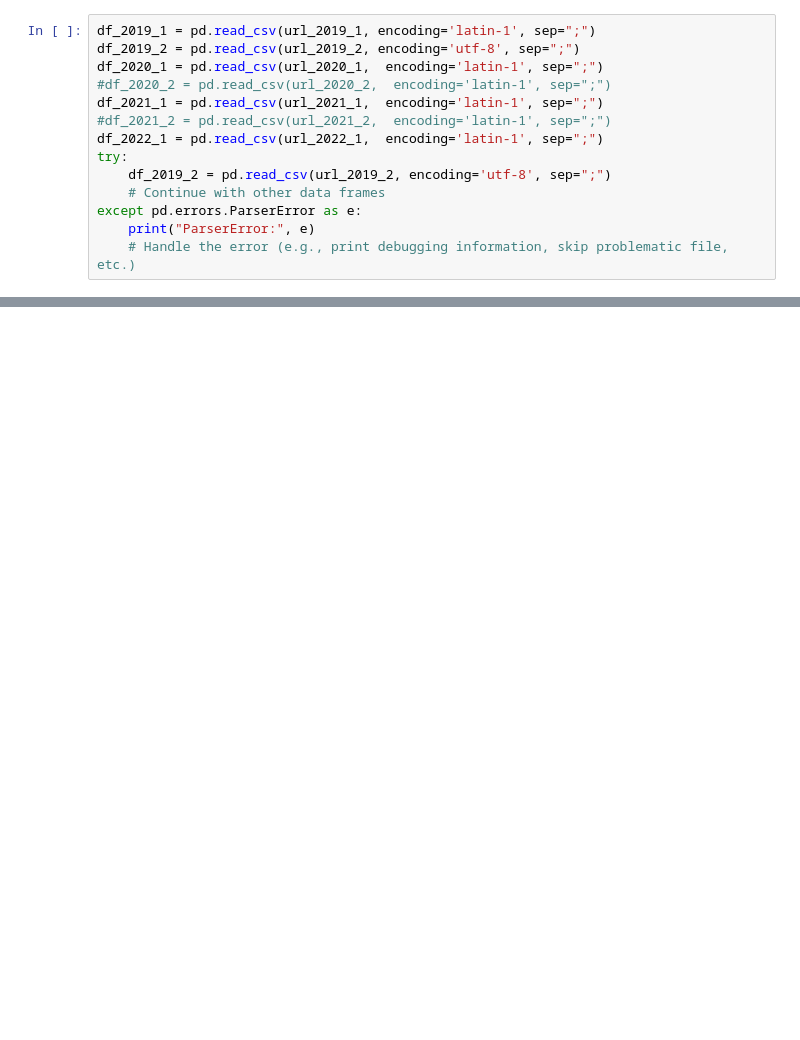
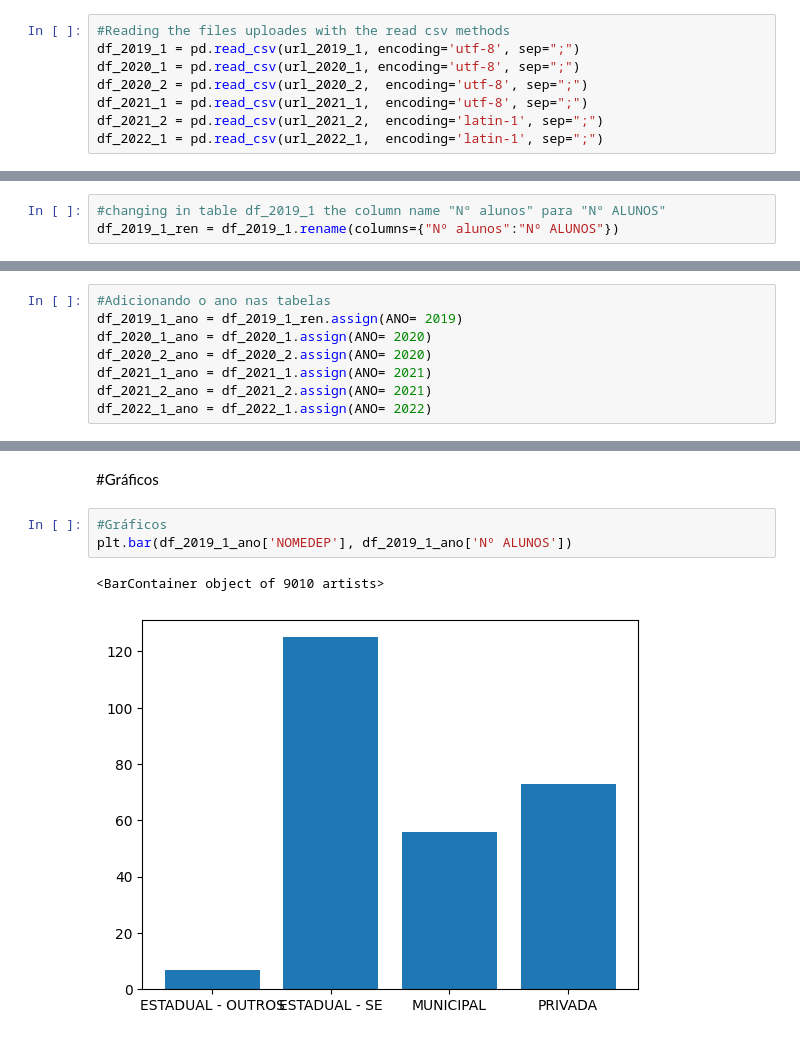
Before and after one commit to juan-jm90/Analise_grupo_de_estudos, a Jupyter notebook: Analise_grupo_de_estudos.ipynb, the cells around one changed output, grey strips where cells are left out. Cells and saved outputs as stored; diff of their text form; blank space fills up the shorter version.

```diff
--- a/Analise_grupo_de_estudos.ipynb
+++ b/Analise_grupo_de_estudos.ipynb
@@ -21,14 +36,8 @@ url_2021_2 = 'https://github.com/juan-jm90/Analise_grupo_de_estudos/blob/main/VW
 # %%
-df_2019_1 = pd.read_csv(url_2019_1, encoding='latin-1', sep=";")
-df_2019_2 = pd.read_csv(url_2019_2, encoding='utf-8', sep=";")
-df_2020_1 = pd.read_csv(url_2020_1,  encoding='latin-1', sep=";")
-#df_2020_2 = pd.read_csv(url_2020_2,  encoding='latin-1', sep=";")
-df_2021_1 = pd.read_csv(url_2021_1,  encoding='latin-1', sep=";")
-#df_2021_2 = pd.read_csv(url_2021_2,  encoding='latin-1', sep=";")
+#Reading the files uploades with the read csv methods
+df_2019_1 = pd.read_csv(url_2019_1, encoding='utf-8', sep=";")
+df_2020_1 = pd.read_csv(url_2020_1, encoding='utf-8', sep=";")
+df_2020_2 = pd.read_csv(url_2020_2,  encoding='utf-8', sep=";")
+df_2021_1 = pd.read_csv(url_2021_1,  encoding='utf-8', sep=";")
+df_2021_2 = pd.read_csv(url_2021_2,  encoding='latin-1', sep=";")
 df_2022_1 = pd.read_csv(url_2022_1,  encoding='latin-1', sep=";")
-try:
-    df_2019_2 = pd.read_csv(url_2019_2, encoding='utf-8', sep=";")
-    # Continue with other data frames
-except pd.errors.ParserError as e:
-    print("ParserError:", e)
-    # Handle the error (e.g., print debugging information, skip problematic file, etc.)
@@ -36,0 +229,3 @@ ParserError: ignored
+# %%
+#changing in table df_2019_1 the column name "N° alunos" para "N° ALUNOS"
+df_2019_1_ren = df_2019_1.rename(columns={"Nº alunos":"Nº ALUNOS"})
@@ -36,0 +248,8 @@ ParserError: ignored
+# %%
+#Adicionando o ano nas tabelas
+df_2019_1_ano = df_2019_1_ren.assign(ANO= 2019)
+df_2020_1_ano = df_2020_1.assign(ANO= 2020)
+df_2020_2_ano = df_2020_2.assign(ANO= 2020)
+df_2021_1_ano = df_2021_1.assign(ANO= 2021)
+df_2021_2_ano = df_2021_2.assign(ANO= 2021)
+df_2022_1_ano = df_2022_1.assign(ANO= 2022)
@@ -36,0 +558,8 @@ ParserError: ignored
+# %% [markdown]
+#Gráficos
+# %%
+#Gráficos
+plt.bar(df_2019_1_ano['NOMEDEP'], df_2019_1_ano['Nº ALUNOS'])
+# %% [output]
+<BarContainer object of 9010 artists>
+[figure, added]
```
Also changed, not shown: parts of 43 cells of this notebook.
